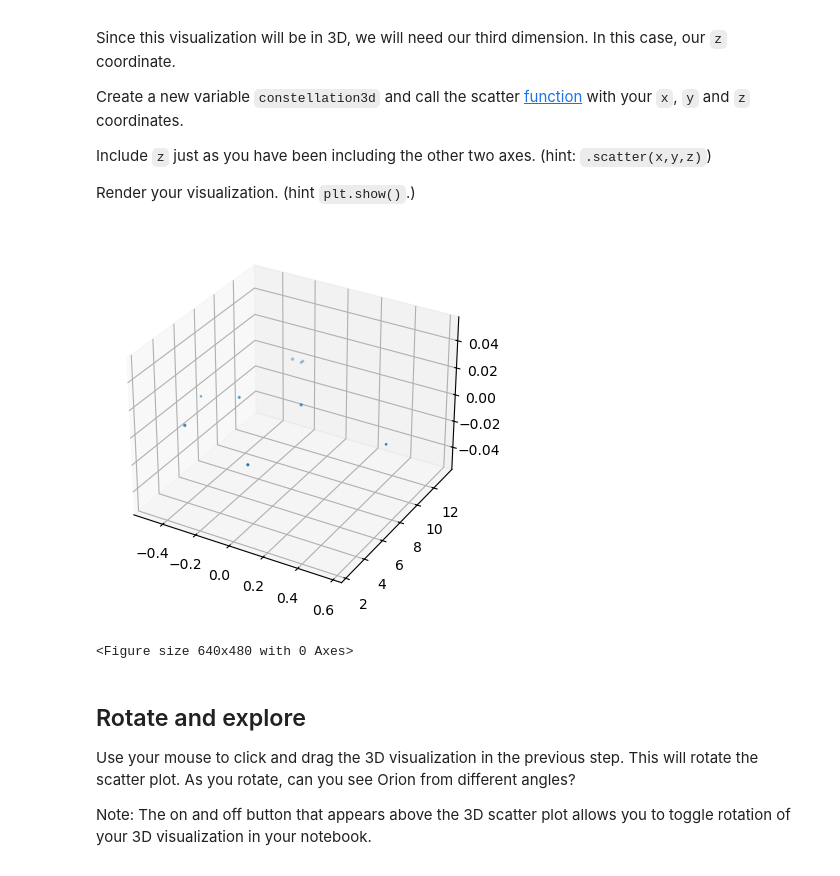
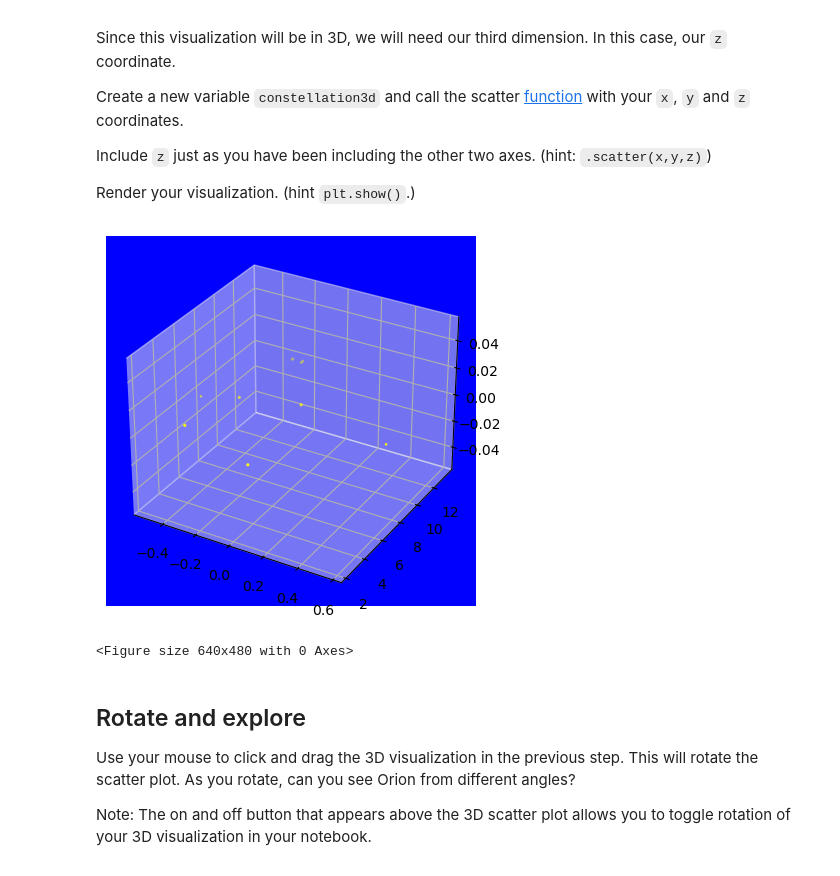
Before and after one commit to moneill717/data_science_portfolio, a Jupyter notebook: Guided Practice/Orion_project/orion_project.ipynb, the cells around one changed output. Cells and saved outputs as stored; diff of their text form; code cells hidden in the pictures.

```diff
--- a/Guided Practice/Orion_project/orion_project.ipynb
+++ b/Guided Practice/Orion_project/orion_project.ipynb
@@ -90,12 +90,13 @@ Include `z` just as you have been including the other two axes. (hint: `.scatter
 Render your visualization. (hint `plt.show()`.)
 # %%
 fig_3d = plt.figure()
-plt.subplot(1,1,1,projection="3d")
-constellation3d = plt.scatter(x,y,z)
+ax = plt.subplot(1,1,1,projection="3d")
+constellation3d = plt.scatter(x,y,z,color="yellow")
+ax.set_facecolor("blue")
 plt.show()
 plt.clf()
 # %% [output]
-[figure, old version]
+[figure, new version]
 <Figure size 640x480 with 0 Axes>
 # %% [markdown]
 ## Rotate and explore
```
Also changed, not shown: 5 other files.
